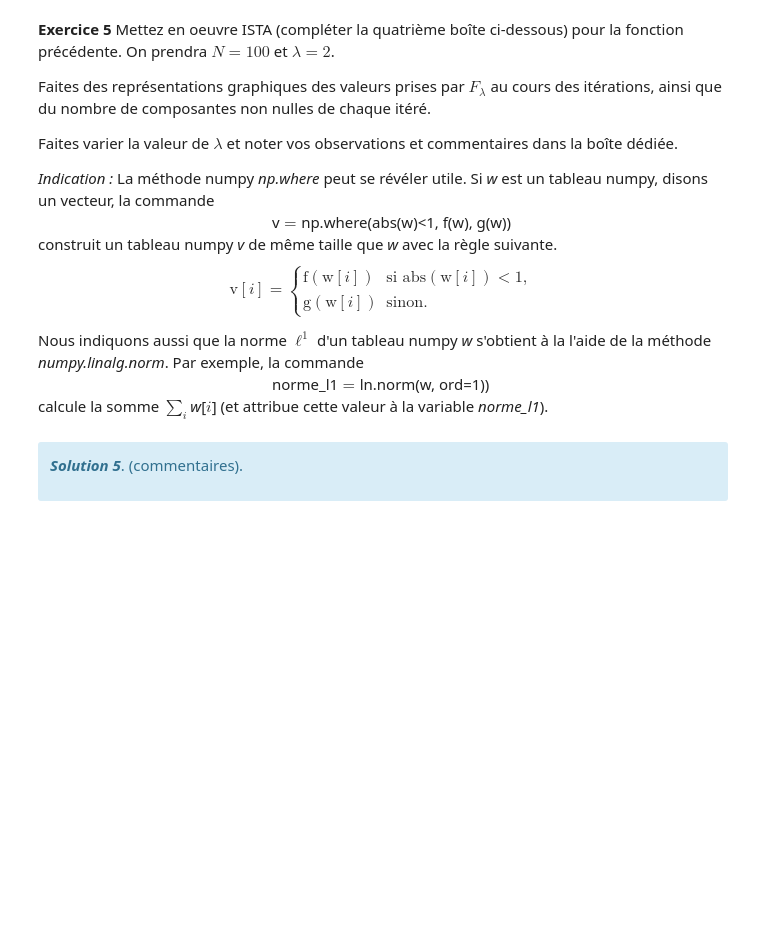
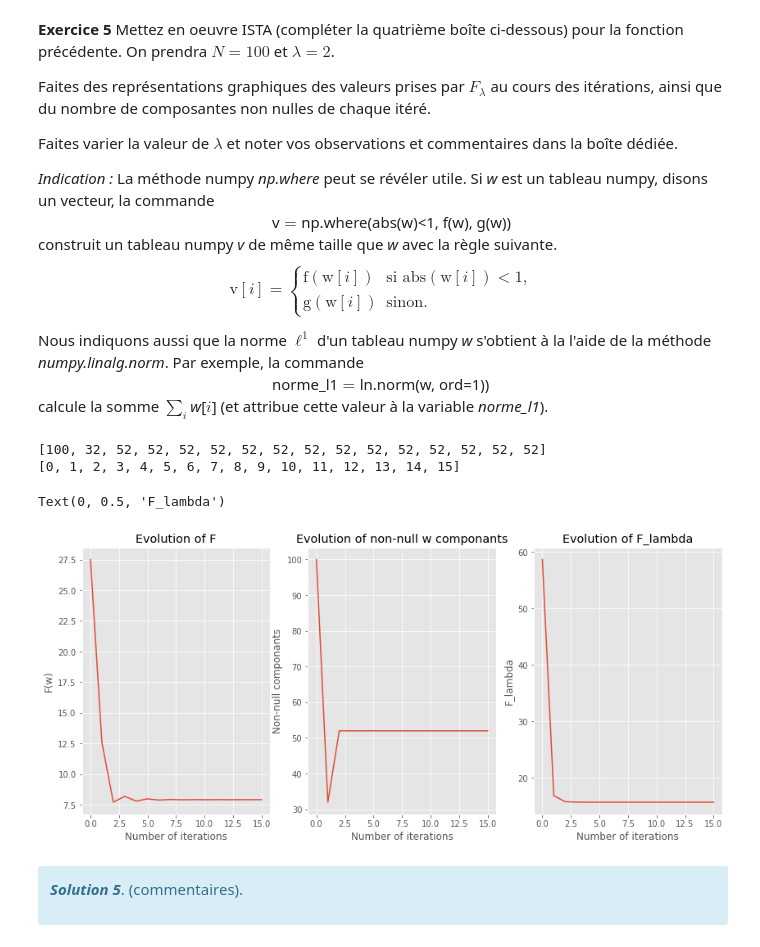
Before and after one commit to heez77/g3_optimisation, a Jupyter notebook: TP4_Gradient_stochastique_et_regularisation_l1.ipynb, the cells around one changed output. Cells and saved outputs as stored; diff of their text form; code cells hidden in the pictures; blank space fills up the shorter version.

```diff
--- a/TP4_Gradient_stochastique_et_regularisation_l1.ipynb
+++ b/TP4_Gradient_stochastique_et_regularisation_l1.ipynb
@@ -604,3 +698,49 @@ NZ = [count_non_zeros(w)]
+# %%
+def ISTA(Lambda,Nitermax):
+    # Initialisation
+    w = .5*nprd.random(N) - .25
+    niter=0
+    count_iter = [niter]
+    Fv=[F(w)]
+    W = [w]
+    while (niter < Nitermax):
+        dF = GradF(w)
+        wbar = w - alpha*dF
+        w= np.where(np.abs(wbar)<=threshold,0,np.where(wbar>0,wbar-threshold,wbar+threshold))
+        W.append(w)
+        Fv.append(F(w))
+        E.append ((F(w) + Lambda*ln.norm(w, ord=1)))
+        NZ.append(count_non_zeros(w))
+        count_iter.append(niter+1)
+        niter += 1
+    W=np.array(W)
+    return (Fv,E,NZ,W, count_iter)   #(F_lambda,F,NZ)
+# %%
+## Solution 5
+Fv,E,NZ,W, count_iter = ISTA(Lambda, Nitermax)
+# %% [output]
+[100, 32, 52, 52, 52, 52, 52, 52, 52, 52, 52, 52, 52, 52, 52, 52]
+[0, 1, 2, 3, 4, 5, 6, 7, 8, 9, 10, 11, 12, 13, 14, 15]
+# %%
+fig, ax = plt.subplots(1, 3, figsize=(14, 6))
+
+ax[0].plot(Fv)
+ax[0].set_title('Evolution of F')
+ax[0].set_xlabel("Number of iterations")
+ax[0].set_ylabel("F(w)")
+
+ax[1].plot(count_iter,NZ)
+ax[1].set_title('Evolution of non-null w componants')
+ax[1].set_xlabel("Number of iterations")
+ax[1].set_ylabel("Non-null componants")
+
+ax[2].plot(E)
+ax[2].set_title('Evolution of F_lambda')
+ax[2].set_xlabel("Number of iterations")
+ax[2].set_ylabel("F_lambda")
+# %% [output]
+Text(0, 0.5, 'F_lambda')
+[figure, added]
 # %% [markdown]
 <div class="alert alert-block alert-info" style="margin-top: 0px">
 
```
Also changed, not shown: parts of 19 cells of this notebook, 4 other files.
